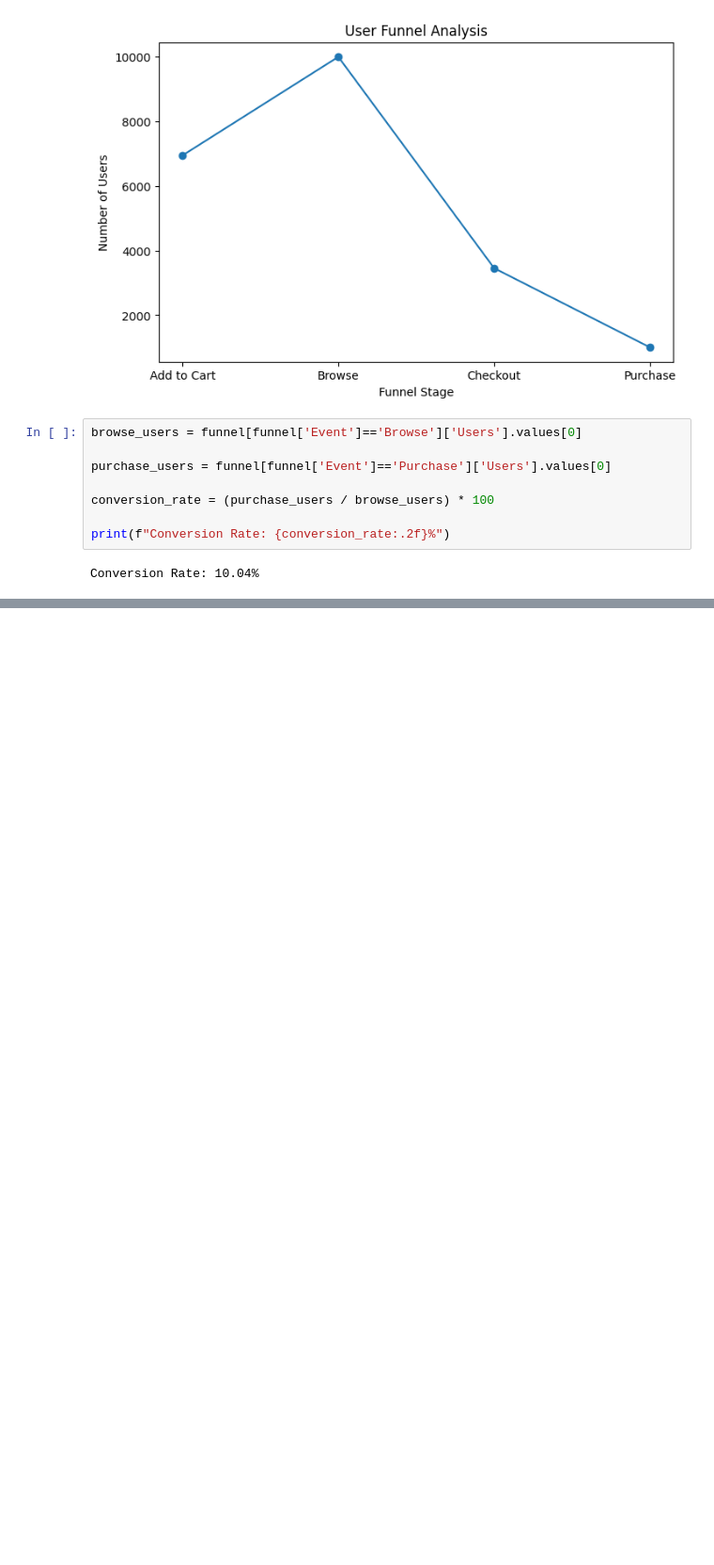
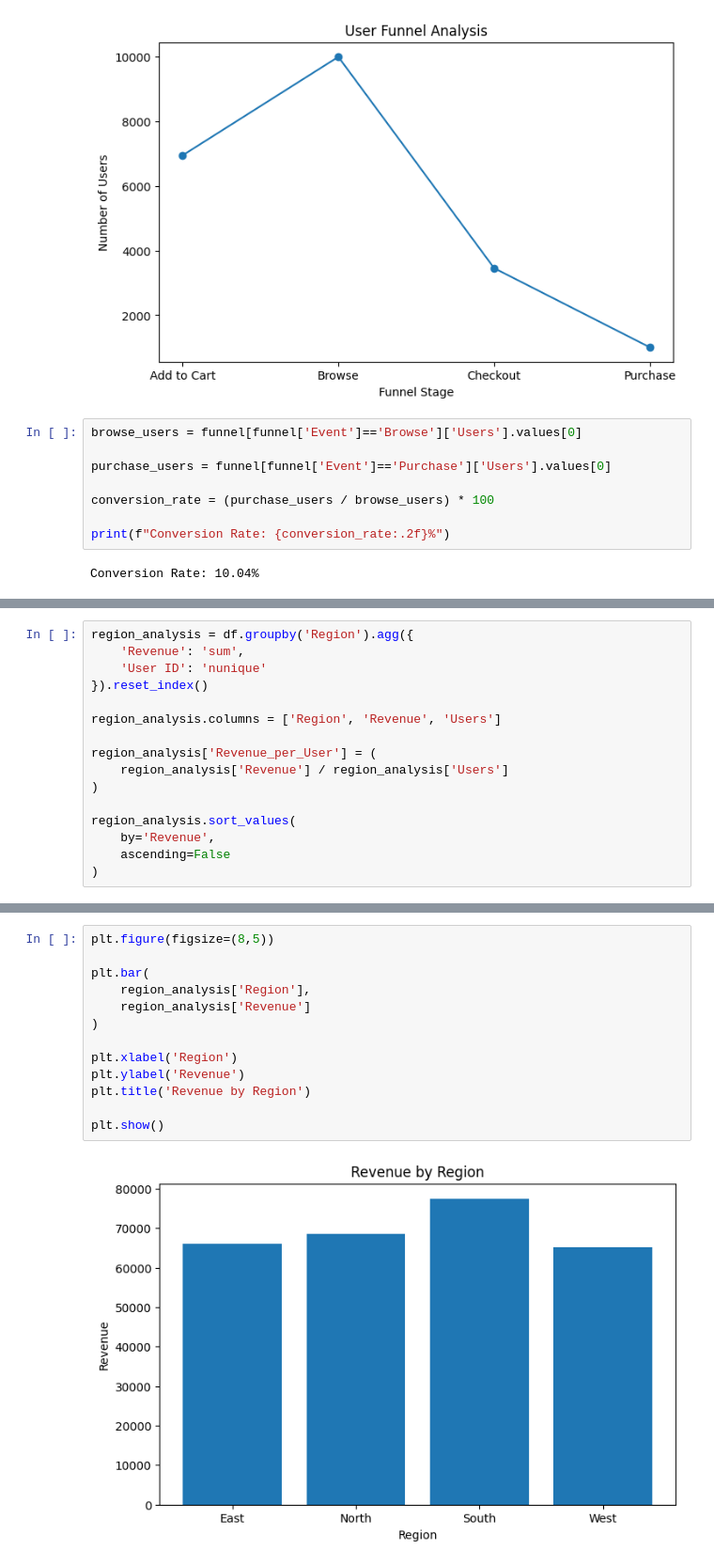
Before and after one commit to himanshyy/SaaS-Funnel-Analytics, a Jupyter notebook: notebooks/eda.ipynb, the cells around one changed output, grey strips where cells are left out. Shown at 94% size. Drawn from its saved outputs; the diff is of its cells as text; blank space fills up the shorter version.

```diff
--- a/notebooks/eda.ipynb
+++ b/notebooks/eda.ipynb
@@ -144,0 +387,16 @@ funnel
+# %%
+region_analysis = df.groupby('Region').agg({
+    'Revenue': 'sum',
+    'User ID': 'nunique'
+}).reset_index()
+
+region_analysis.columns = ['Region', 'Revenue', 'Users']
+
+region_analysis['Revenue_per_User'] = (
+    region_analysis['Revenue'] / region_analysis['Users']
+)
+
+region_analysis.sort_values(
+    by='Revenue',
+    ascending=False
+)
@@ -144,0 +409,15 @@ funnel
+# %%
+plt.figure(figsize=(8,5))
+
+plt.bar(
+    region_analysis['Region'],
+    region_analysis['Revenue']
+)
+
+plt.xlabel('Region')
+plt.ylabel('Revenue')
+plt.title('Revenue by Region')
+
+plt.show()
+# %% [output]
+[figure, added]
```
Also changed, not shown: parts of 35 cells of this notebook, 2 other files.
